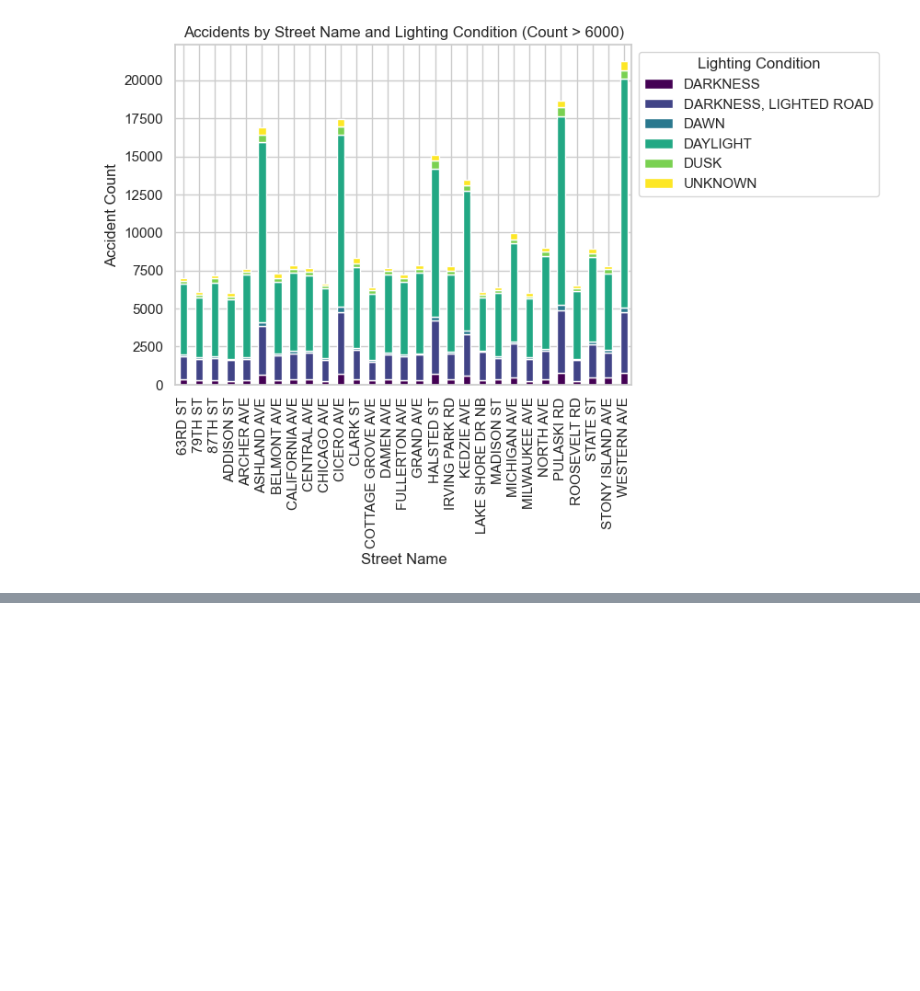
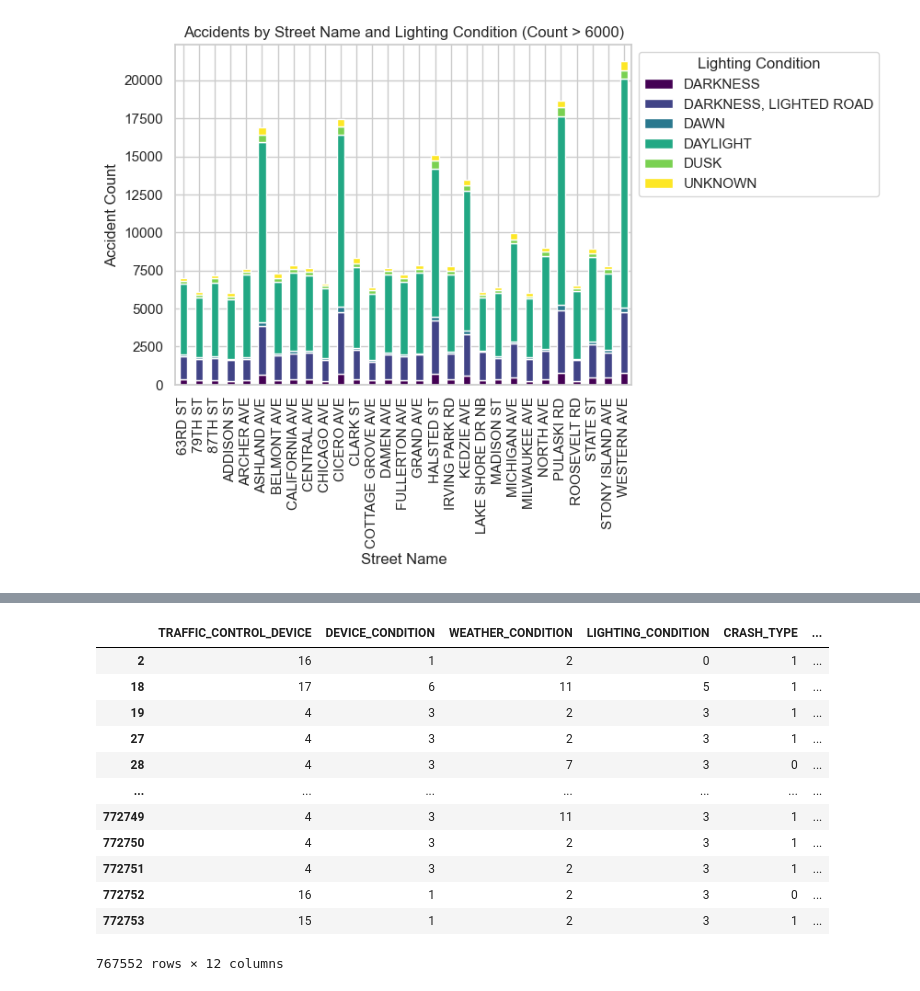
Before and after one commit to uic-cs418-traffic-crash-prediction/cs-418-traffic-crash-prediction, a Jupyter notebook: data_analysis.ipynb, the cells around one changed output, grey strips where cells are left out. Drawn from its saved outputs; the diff is of its cells as text; code cells hidden in the pictures; blank space fills up the shorter version.

```diff
--- a/data_analysis.ipynb
+++ b/data_analysis.ipynb
@@ -237,0 +255,33 @@ plt.show()
+# %%
+from sklearn.preprocessing import LabelEncoder
+
+text_col = ['TRAFFIC_CONTROL_DEVICE','DEVICE_CONDITION','WEATHER_CONDITION','LIGHTING_CONDITION','CRASH_TYPE','PRIM_CONTRIBUTORY_CAUSE','INJURIES_TOTAL']
+c_data = pd.DataFrame()
+for col in text_col:
+    encoder = LabelEncoder()
+    c_data[col] = encoder.fit_transform(Crashes_data[col])
+
+col = ['CRASH_DATE',
+ 'POSTED_SPEED_LIMIT',
+ 'CRASH_HOUR',
+ 'CRASH_DAY_OF_WEEK',
+ 'CRASH_MONTH']
+cn_data = pd.DataFrame(Crashes_data[col])
+
+df = pd.merge(c_data, cn_data, left_index=True, right_index=True)
+df.dropna
+df
+# %% [output]
+|  | TRAFFIC_CONTROL_DEVICE | DEVICE_CONDITION | WEATHER_CONDITION | LIGHTING_CONDITION | CRASH_TYPE | ... |
+| 2 | 16 | 1 | 2 | 0 | 1 | ... |
+| 18 | 17 | 6 | 11 | 5 | 1 | ... |
+| 19 | 4 | 3 | 2 | 3 | 1 | ... |
+| 27 | 4 | 3 | 2 | 3 | 1 | ... |
+| 28 | 4 | 3 | 7 | 3 | 0 | ... |
+| ... | ... | ... | ... | ... | ... | ... |
+| 772749 | 4 | 3 | 11 | 3 | 1 | ... |
+| 772750 | 4 | 3 | 2 | 3 | 1 | ... |
+| 772751 | 4 | 3 | 2 | 3 | 1 | ... |
+| 772752 | 16 | 1 | 2 | 3 | 0 | ... |
+| 772753 | 15 | 1 | 2 | 3 | 1 | ... |
+767552 rows × 12 columns
```
Also changed, not shown: parts of 3 cells of this notebook.
